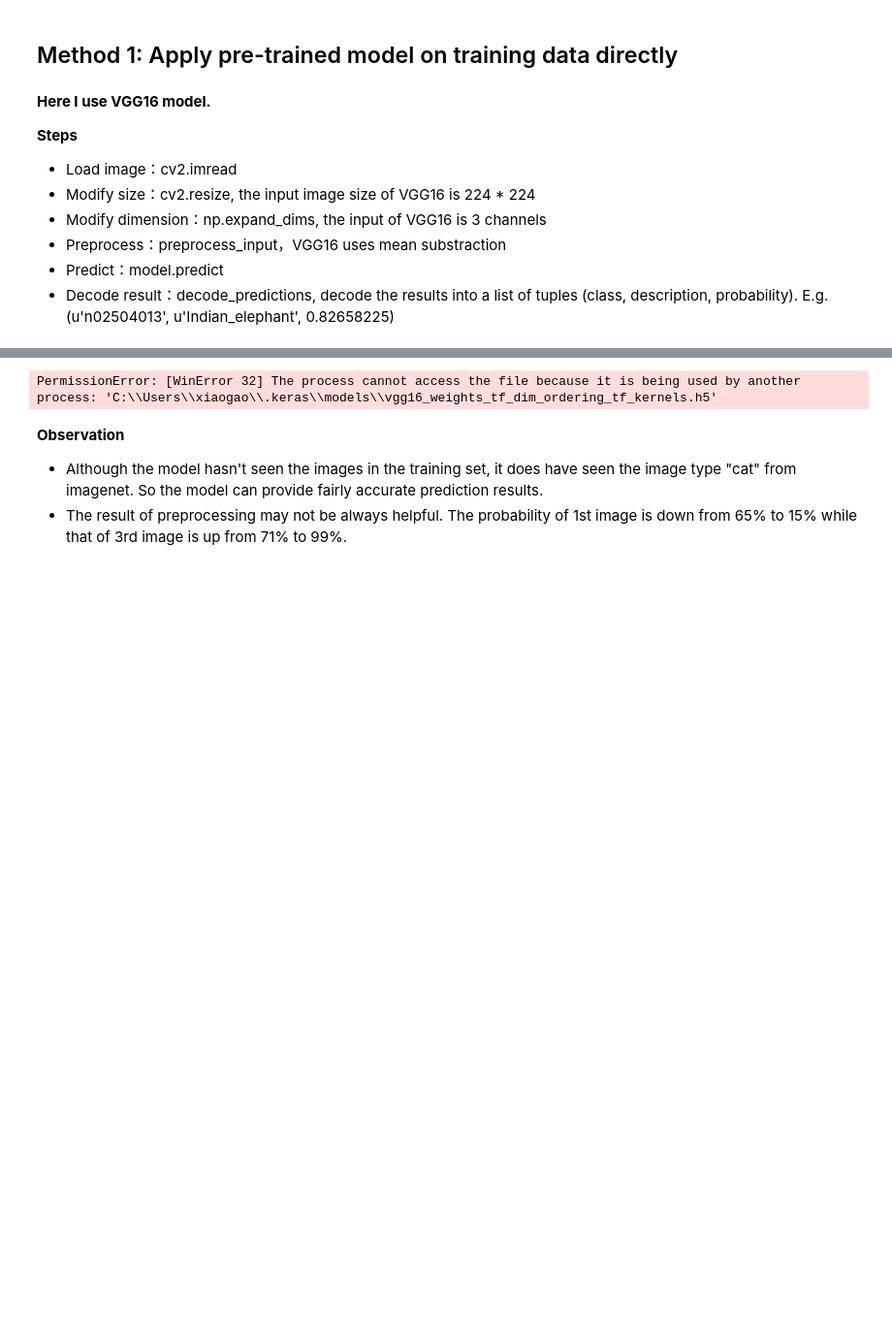
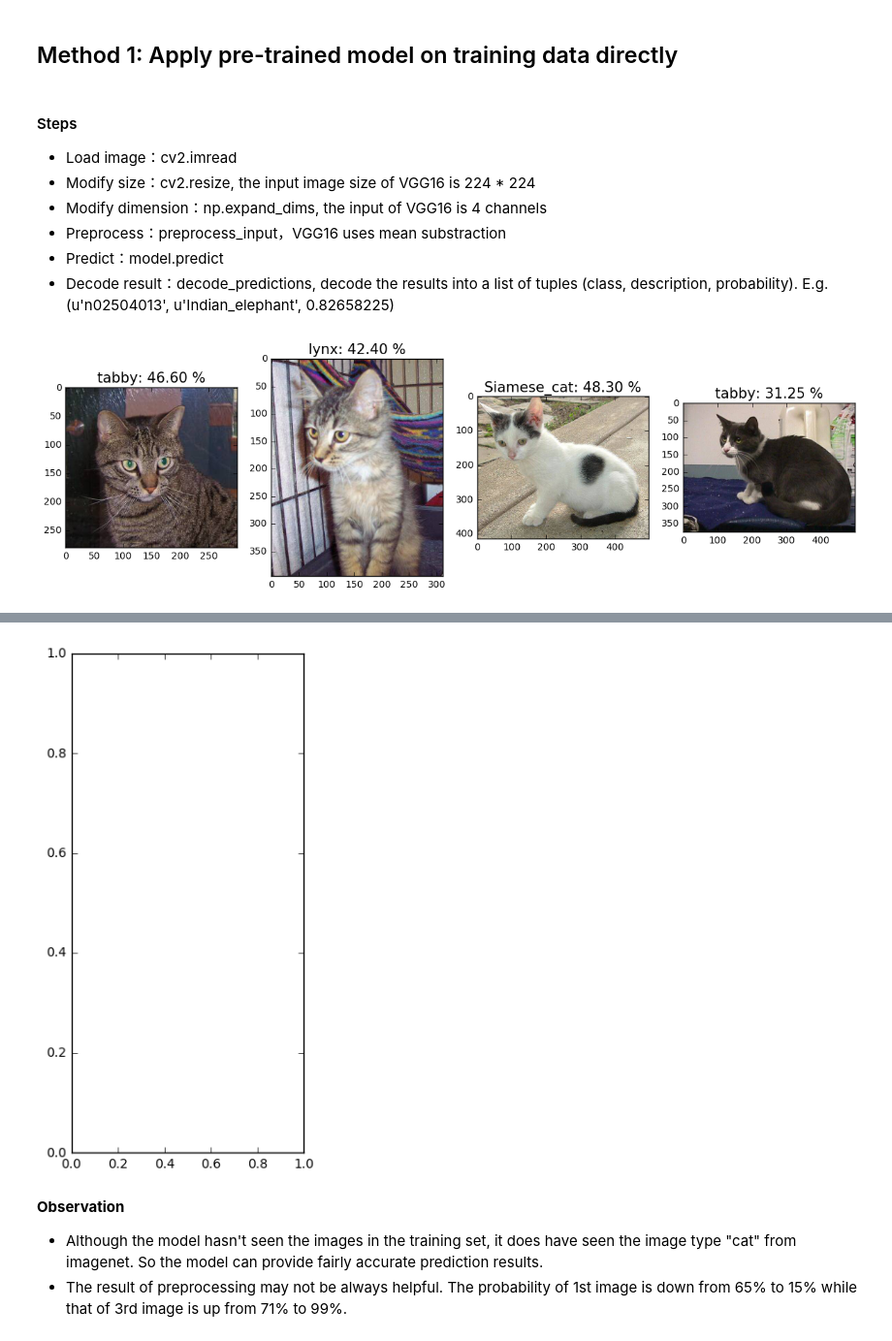
Before and after one commit to timeforce/udacity_machine_learning, a Jupyter notebook: cats-vs-dogs/transfer_learning.ipynb, the cells around one changed output, grey strips where cells are left out. Shown at 97% size. Saved outputs shown, nothing was run; the diff lists cells and outputs as text; code cells hidden in the pictures; blank space fills up the shorter version.

```diff
--- a/cats-vs-dogs/transfer_learning.ipynb
+++ b/cats-vs-dogs/transfer_learning.ipynb
@@ -25,35 +25,36 @@ Using TensorFlow backend.
 # %% [markdown]
 ## Method 1: Apply pre-trained model on training data directly
 # %% [markdown]
-**Here I use VGG16 model.**
-
-**Steps**
+#### Steps
 
 - Load image：cv2.imread
 - Modify size：cv2.resize, the input image size of VGG16 is 224 * 224
-- Modify dimension：np.expand_dims, the input of VGG16 is 3 channels
+- Modify dimension：np.expand_dims, the input of VGG16 is 4 channels
 - Preprocess：preprocess_input，VGG16 uses mean substraction
 - Predict：model.predict
 - Decode result：decode_predictions, decode the results into a list of tuples (class, description, probability). E.g. (u'n02504013', u'Indian_elephant', 0.82658225)
 # %%
+# First try - VGG16
 model1 = VGG16(weights='imagenet', include_top=True)
+#path = '/home/ubuntu/udacity_machine_learning/cats-vs-dogs'
 
 def inference(imgs, preprocess=True):
     plt.figure(figsize = (15, 7)) # set figure size
     for i in range(len(imgs)):
         plt.subplot(1, len(imgs), i+1)
         img = cv2.imread(imgs[i])
         img = img[:, :, ::-1]
         x = cv2.resize(img, dsize=(224, 224))
-        x = np.expand_dims(x, axis=0) # expand to 3 channels
+        x = np.expand_dims(x, axis=0) # expand to 4 channels
         if preprocess:
             x = preprocess_input(x)
         y_pred = model1.predict(x)
         _, label, prob = decode_predictions(y_pred, top=1)[0][0] # only pick top 1 prediction
         plt.imshow(img, cmap='gray')
         plt.title('%s: %.2f %%' % (label, prob * 100), size = 15)
     plt.show()
 
-inference(['./train/cat1.jpg', './train/cat2.jpg', './train/cat3.jpg', './train/cat4.jpg'], False)
-inference(['./train/cat1.jpg', './train/cat2.jpg', './train/cat3.jpg', './train/cat4.jpg'])
+inference(['./train/cat.1.jpg', './train/cat.2.jpg', './train/cat.3.jpg', './train/cat.4.jpg'], False)
+inference(['./train/cat.1.jpg', './train/cat.2.jpg', './train/cat.3.jpg', './train/cat.4.jpg'])
 # %% [output]
+[figure, added]
@@ -61,4 +62,4 @@ Downloading data from https://github.com/fchollet/deep-learning-models/releases/
-PermissionError: [WinError 32] The process cannot access the file because it is being used by another process: 'C:\\Users\\xiaogao\\.keras\\models\\vgg16_weights_tf_dim_ordering_tf_kernels.h5'
+[figure, added]
 # %% [markdown]
 **Observation**
 
```
Also changed, not shown: parts of 8 cells of this notebook.
